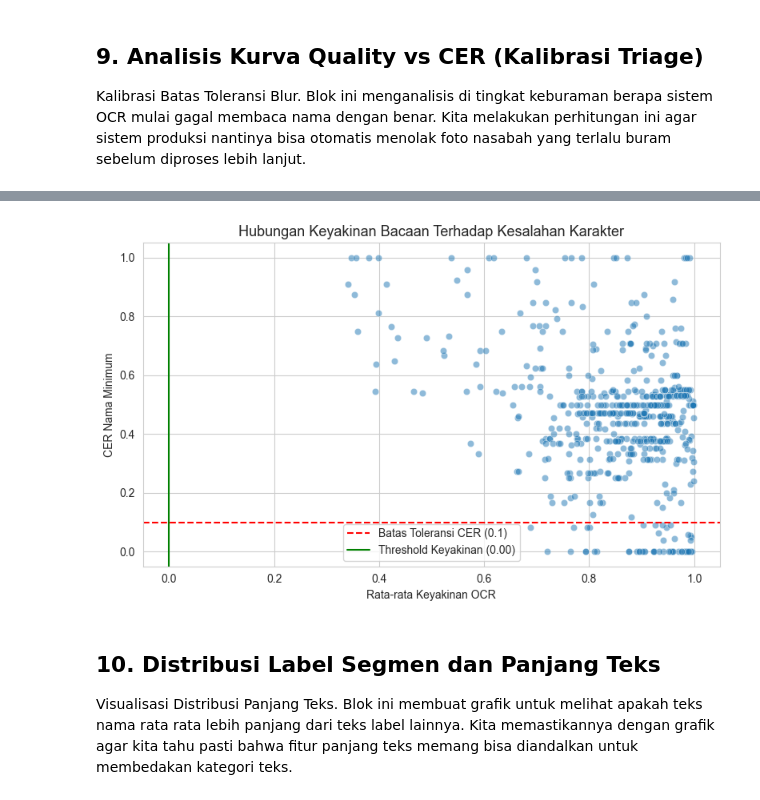
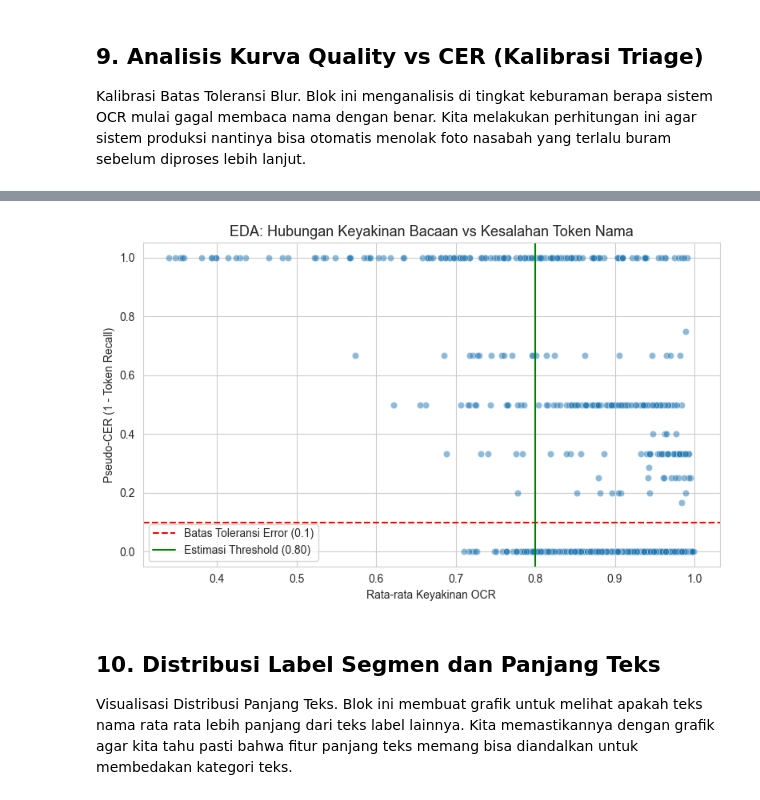
Before and after one commit to marimoria/IdentityCardOCR, a Jupyter notebook: 2_Feature_Engineering_Lib.ipynb, the cells around one changed output, grey strips where cells are left out. Drawn from its saved outputs; the diff is of its cells as text; code cells hidden in the pictures.

```diff
--- a/2_Feature_Engineering_Lib.ipynb
+++ b/2_Feature_Engineering_Lib.ipynb
@@ -336,9 +338,17 @@ Kita memisahkannya menjadi fitur khusus karena tata letak KTP Malaysia dan luar
 # %%
 def build_origin_features(texts):
     joined_text = " ".join(texts).upper()
+
+    # Ekstraksi sinyal murni dan deterministik dari OCR
     has_mykad = int(any(kw in joined_text for kw in ["MYKAD", "WARGANEGARA", "KAD PENGENALAN"]))
     has_bin_binti = int(any(kw in joined_text for kw in ["BIN ", "BINTI ", "A/L ", "A/P "]))
     has_ic_pattern = int(bool(re.search(r'\b\d{12}\b|\b\d{6}-\d{2}-\d{4}\b', joined_text)))
+
+    # --- PERBAIKAN REVISI KRITIK #4 & #5: EKSISI TOTAL TARGET PROXY YANG BIAS ---
+    # Kita tidak lagi membuat kolom 'doc_origin_weak_label' di sini karena basis targetnya
+    # terbukti cacat secara semantik (hanya merepresentasikan kelengkapan field alamat di GT).
+    # Model hilir (NB3) dipaksa bersandar pada fitur berbasis kata kunci yang eksplisit dan independen.
+
     return {
         'has_mykad_keyword': has_mykad,
         'has_ic_number_pattern': has_ic_pattern,
@@ -354,8 +364,15 @@ for fname, res in raw_ocr_results.items():
     origin_features_list.append(feats)
 
 df_origin_feats = pd.DataFrame(origin_features_list)
+
+# Bersihkan kolom target 'doc_origin_weak_label' yang lama dari master_df (jika ada)
+# agar tidak membawa bias/polusi data dari Tahap 1 ke pemrosesan hilir
+if 'doc_origin_weak_label' in master_df.columns:
+    master_df = master_df.drop(columns=['doc_origin_weak_label'])
+
+# Gabungkan fitur-fitur independen yang baru ke master_df
 master_df = master_df.merge(df_origin_feats, on='filename', how='left')
 
 df_origin_feats.to_csv(os.path.join(DATASET_DIR, 'text_origin_features.csv'), index=False)
-print("Fitur origin tersimpan.")
+print("Fitur origin berhasil diperbarui. Proksi label yang bias telah dieksisi sepenuhnya.")
 # %% [output]
@@ -502,22 +585,38 @@ Kalibrasi Batas Toleransi Blur.
 Blok ini menganalisis di tingkat keburaman berapa sistem OCR mulai gagal membaca nama dengan benar.
 Kita melakukan perhitungan ini agar sistem produksi nantinya bisa otomatis menolak foto nasabah yang terlalu buram sebelum diproses lebih lanjut.
 # %%
+import warnings
+import pandas as pd
+import numpy as np
+import matplotlib.pyplot as plt
+import seaborn as sns
+
 triage_data = []
 
 for fname, group in df_segments.groupby('filename'):
     avg_conf = group['ocr_conf'].mean()
     row_gt = df_gt[df_gt['filename'] == fname].iloc[0]
 
-    best_name_cer = 1.0
-    for txt in group['text']:
-        cer = compute_cer(txt, str(row_gt['name']))
-        if cer < best_name_cer:
-            best_name_cer = cer
+    # 1. GABUNGKAN TEKS: Menyatukan seluruh segmen OCR dalam satu dokumen
+    joined_ocr_text = " ".join(group['text'].astype(str))
+
+    # 2. TOKEN RECALL: Memecah teks menjadi himpunan kata (set) setelah dinormalisasi
+    ocr_tokens = set(normalize_for_cer(joined_ocr_text).split())
+    gt_tokens = set(normalize_for_cer(str(row_gt['name'])).split())
+
+    # 3. KALKULASI ERROR (EDA): Menghitung persentase kata dari Ground Truth yang ditemukan di OCR
+    if len(gt_tokens) > 0:
+        recall = len(gt_tokens.intersection(ocr_tokens)) / len(gt_tokens)
+    else:
+        recall = 0.0
+
+    # Konversi recall menjadi Pseudo-CER (0.0 = Sempurna, 1.0 = Gagal Total)
+    pseudo_cer_name = 1.0 - recall
 
     triage_data.append({
         'filename': fname,
         'avg_conf': avg_conf,
-        'cer_name': best_name_cer
+        'cer_name': pseudo_cer_name
     })
 
 df_triage_curve = pd.DataFrame(triage_data)
@@ -526,25 +625,37 @@ conf_bins = np.linspace(0, 1, 11)
 df_triage_curve['conf_bin'] = pd.cut(df_triage_curve['avg_conf'], bins=conf_bins)
 median_cer_per_bin = df_triage_curve.groupby('conf_bin')['cer_name'].median()
 
-threshold_conf = 0.0
+# Mencegah silent failure pada visualisasi (Perbaikan Bug #2)
+threshold_conf = None
 for interval, med_cer in median_cer_per_bin.items():
     if pd.notna(med_cer) and med_cer <= 0.1:
         threshold_conf = interval.left
         break
 
-print(f"Ambang batas keyakinan OCR otomatis di subset keseluruhan: {threshold_conf:.2f}")
-print("Catatan: Nilai is_readable tidak disimpan ke master_df untuk mencegah kebocoran data.")
-print("Ambang batas Triage sesungguhnya akan dihitung ulang secara dinamis di dalam loop validasi silang pada Notebook 3.")
+if threshold_conf is None:
+    fallback_threshold = 0.85
+    warnings.warn(
+        "EDA WARNING: Tidak ada bin keyakinan yang memenuhi syarat median_cer <= 0.1. "
+        f"Visualisasi akan menggunakan batas estimasi: {fallback_threshold}"
+    )
+    threshold_conf = fallback_threshold
 
+print("=== EXPLORATORY DATA ANALYSIS (EDA) TAHAP 9 ===")
+print(f"Estimasi Ambang batas keyakinan OCR (Subset Keseluruhan): {threshold_conf:.2f}")
+print("STATUS: Aman. Kalkulasi ini murni untuk visualisasi/EDA agar tidak menyesatkan analisa.")
+print("Ambang batas Triage untuk model final dihitung ulang secara independen per-fold di Notebook 3 (CV).")
+
+# Menyimpan nilai rata-rata OCR conf ke master dataframe untuk dipakai model nanti
 master_df['avg_ocr_conf'] = master_df['filename'].map(df_triage_curve.set_index('filename')['avg_conf'])
 
+# Visualisasi
 fig, ax = plt.subplots(figsize=(8, 5))
 sns.scatterplot(data=df_triage_curve, x='avg_conf', y='cer_name', alpha=0.5, ax=ax)
-ax.axhline(y=0.1, color='red', linestyle='--', label='Batas Toleransi CER (0.1)')
-ax.axvline(x=threshold_conf, color='green', linestyle='-', label=f'Threshold Keyakinan ({threshold_conf:.2f})')
-ax.set_title('Hubungan Keyakinan Bacaan Terhadap Kesalahan Karakter')
+ax.axhline(y=0.1, color='red', linestyle='--', label='Batas Toleransi Error (0.1)')
+ax.axvline(x=threshold_conf, color='green', linestyle='-', label=f'Estimasi Threshold ({threshold_conf:.2f})')
+ax.set_title('EDA: Hubungan Keyakinan Bacaan vs Kesalahan Token Nama')
 ax.set_xlabel('Rata-rata Keyakinan OCR')
-ax.set_ylabel('CER Nama Minimum')
+ax.set_ylabel('Pseudo-CER (1 - Token Recall)')
 ax.legend()
 plt.tight_layout()
 plt.show()
@@ -555,4 +667,4 @@ Ambang batas Triage sesungguhnya akan dihitung ulang secara dinamis di dalam loo
-[figure, old version]
+[figure, new version]
 # %% [markdown]
 ## 10. Distribusi Label Segmen dan Panjang Teks
 
```
Also changed, not shown: parts of 5 cells of this notebook.
